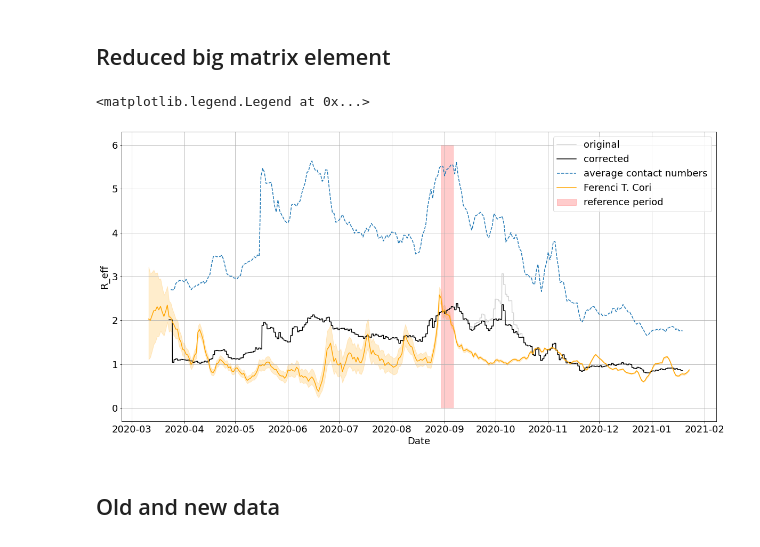
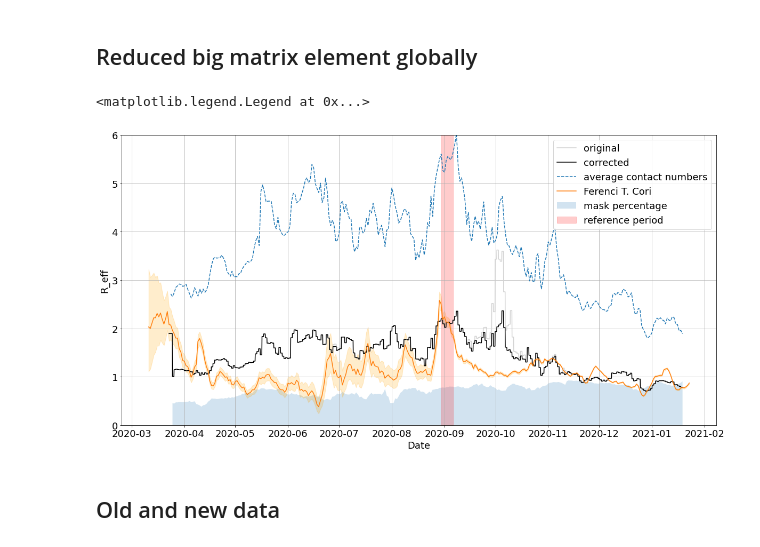
Before and after one commit to zsvizi/r-eff-social-contact-surveys-covid-19-hungary, a Jupyter notebook: figures.ipynb, the cells around one changed output. Cells and saved outputs as stored; diff of their text form; code cells hidden in the pictures.

Commit message:
Added masking percentage as fifth column to contactnum data, corrected renaming of columns in DataLoader class.

```diff
--- a/figures.ipynb
+++ b/figures.ipynb
@@ -12,12 +14,17 @@ from main import Simulation
 plt.rcParams["font.size"] = 18
 plt.rcParams["figure.facecolor"] = "white"
 # %% [markdown]
-## Reduced big matrix element
+## Reduced big matrix element globally
 # %%
-sim_1 = Simulation(contact_data_file="dynmatrix_step_1d_window_7d_v8_avg.csv",
-                   contact_num_data_file ="dynmatrix_step_1d_window_7d_v8_contactnum.csv")
-sim_2 = Simulation(contact_data_file="dynmatrix_step_1d_window_7d_v8_avg_corrected.csv",
-                   contact_num_data_file ="dynmatrix_step_1d_window_7d_v8_contactnum.csv")
+sim_1 = Simulation(
+    contact_data_file="dynmatrix_step_1d_window_7d_v8_avg.csv",
+    contact_num_data_file ="dynmatrix_step_1d_window_7d_v8_contactnum.csv"
+)
+
+sim_2 = Simulation(
+    contact_data_file="dynmatrix_step_1d_window_7d_v8_avg_corrected.csv",
+    contact_num_data_file ="dynmatrix_step_1d_window_7d_v8_contactnum.csv"
+)
 
 # Call simulate() method to get r_eff values for the contact matrices
 sim_1.simulate()
@@ -35,7 +42,6 @@ plt.figure(figsize=(20,10))
 # simulated R-values
 plt.plot(t1,sim_1.r_eff_plot,label="original",color="lightgrey")
 plt.plot(t2,sim_2.r_eff_plot,label="corrected", color="black")
-plt.plot(temp.index,temp.r_eff*mean_reference_masking/temp["mask"],'-.',lw=3,label="corrected", color="darkgreen")
 
 # average contact numbers
 plt.plot(
@@ -46,36 +52,36 @@ plt.plot(
 
 # masks
 plt.fill_between(
     [datetime.fromtimestamp(t) for t in sim_1.data.contact_num_data["start"]],
-    sim_1.data.contact_num_data[5].map(float),
+    sim_1.data.contact_num_data['mask_percentage'].map(float),
     alpha=0.2,
-    label="masking percentage")
+    label="mask percentage")
 
 # reference R-values from Tamas Ferenci
 for m in df["method"].unique()[[1]]:
     sdf = df[df["method"]==m]
     plt.plot(sdf["datetime"],sdf["r0"], label="Ferenci T. "+m)
     plt.fill_between(sdf["datetime"],sdf["ci_lower"],sdf["ci_upper"],color='orange',alpha=0.2)
 
 # reference R_0 period
 d1,d2 =  sim_2.baseline_cm_date
 plt.fill_betweenx(
     np.linspace(0,6,100),
     datetime.strptime(d1,'%Y-%m-%d'),
     datetime.strptime(d2,'%Y-%m-%d'),
     color='r',
     alpha=0.2,
     label="reference period")
 
 # formatting
 plt.xlabel("Date")
 plt.ylabel("R_eff")
 plt.ylim(0,6)
 plt.grid()
 plt.legend()
 # %% [output]
 <matplotlib.legend.Legend at 0x...>
-[figure, old version]
+[figure, new version]
 # %% [markdown]
 ## Old and new data
 # %%
```
Also changed, not shown: parts of 3 cells of this notebook, 8 other files.
